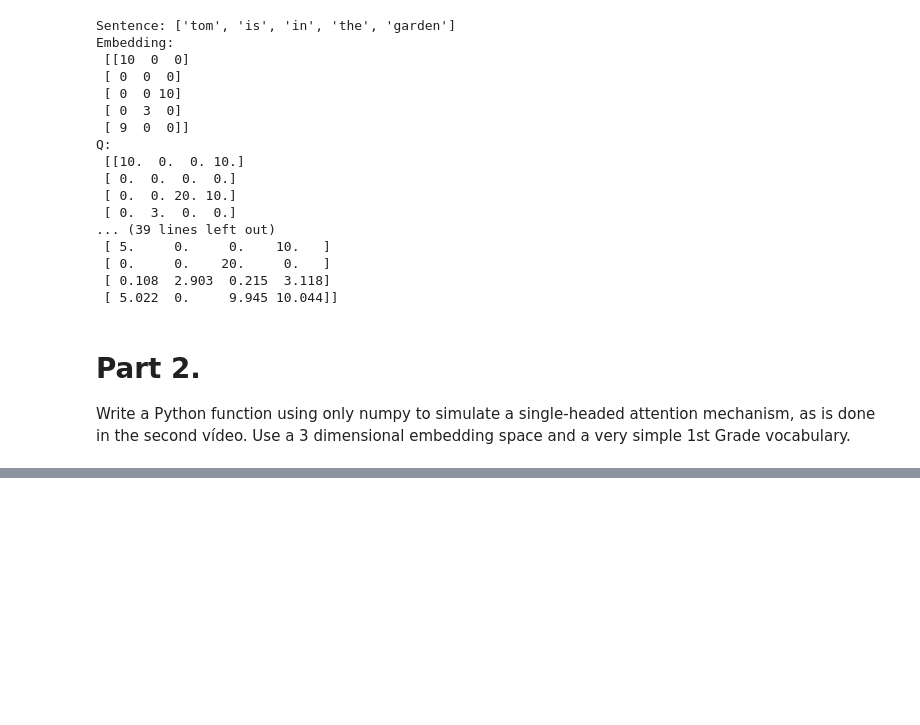
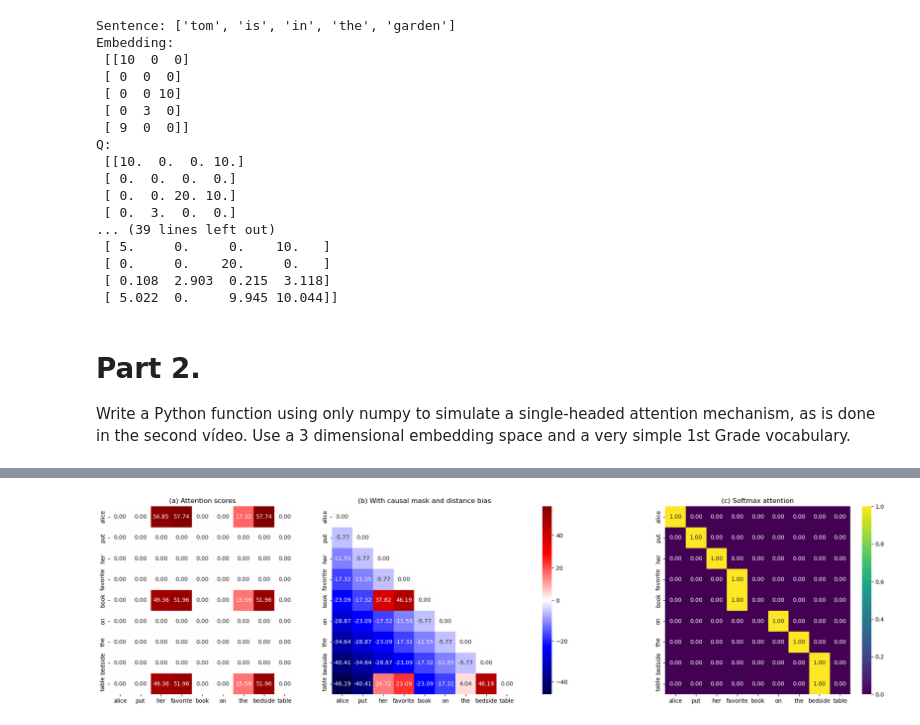
Before and after one commit to polakm27/2026-m4ml-2, a Jupyter notebook: ntb.py.ipynb, the cells around one changed output, grey strips where cells are left out. Cells and saved outputs as stored; diff of their text form; code cells hidden in the pictures; blank space fills up the shorter version.

```diff
--- a/ntb.py.ipynb
+++ b/ntb.py.ipynb
@@ -233,0 +248,78 @@ display(
+# %%
+df1 = get_attention_matrix(
+    sentence=s1,
+    head_name="description",
+    distance_bias=False,
+    mask=False,
+    softmax=False,
+)
+df2 = get_attention_matrix(
+    sentence=s1,
+    head_name="description",
+    distance_bias=True,
+    mask=True,
+    softmax=False,
+)
+df3 = get_attention_matrix(
+    sentence=s1,
+    head_name="description",
+    distance_bias=True,
+    mask=True,
+    softmax=True,
+)
+
+vmin = min([np.nanmin(df.values) for df in [df1, df2]])
+vmax = max([np.nanmax(df.values) for df in [df1, df2]])
+
+from matplotlib.colors import TwoSlopeNorm
+fig, axes = plt.subplots(1, 3, figsize=(25, 6))
+norm = TwoSlopeNorm(
+    vmin=vmin,
+    vcenter=0,
+    vmax=vmax,
+)
+
+sns.heatmap(
+    df1,
+    annot=True,
+    fmt=".2f",
+    cmap="seismic",
+    norm=norm,
+    vmin=vmin,
+    vmax=vmax,
+    cbar=False,
+    ax=axes[0],
+)
+axes[0].set_title("(a) Attention scores")
+sns.heatmap(
+    df2,
+    annot=True,
+    fmt=".2f",
+    cmap="seismic",
+    norm=norm,
+    vmin=vmin,
+    vmax=vmax,
+    cbar=False,
+    ax=axes[1],
+)
+axes[1].set_title("(b) With causal mask and distance bias")
+sns.heatmap(
+    df3,
+    annot=True,
+    fmt=".2f",
+    cmap="viridis",
+    ax=axes[2],
+)
+axes[2].set_title("(c) Softmax attention")
+sm = plt.cm.ScalarMappable(
+    cmap="seismic",
+    norm=norm
+)
+sm.set_array([])
+cbar = fig.colorbar(sm, ax=[axes[0], axes[1]])
+cbar.outline.set_linewidth(0)
+
+fig.savefig('fig_att.png')
+plt.show()
+# %% [output]
+[figure, added]
```
Also changed, not shown: parts of 5 cells of this notebook, 1 other file.
